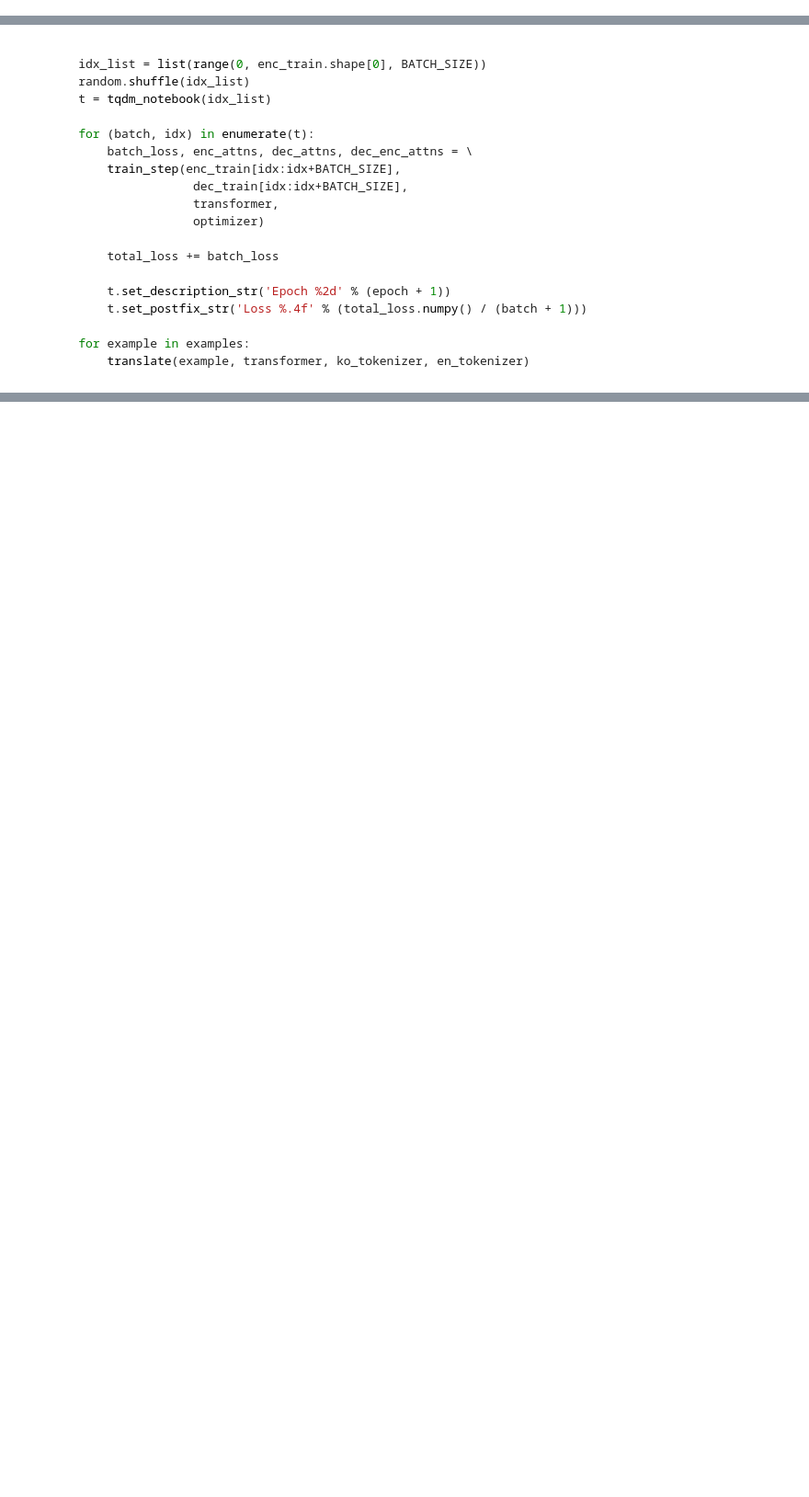
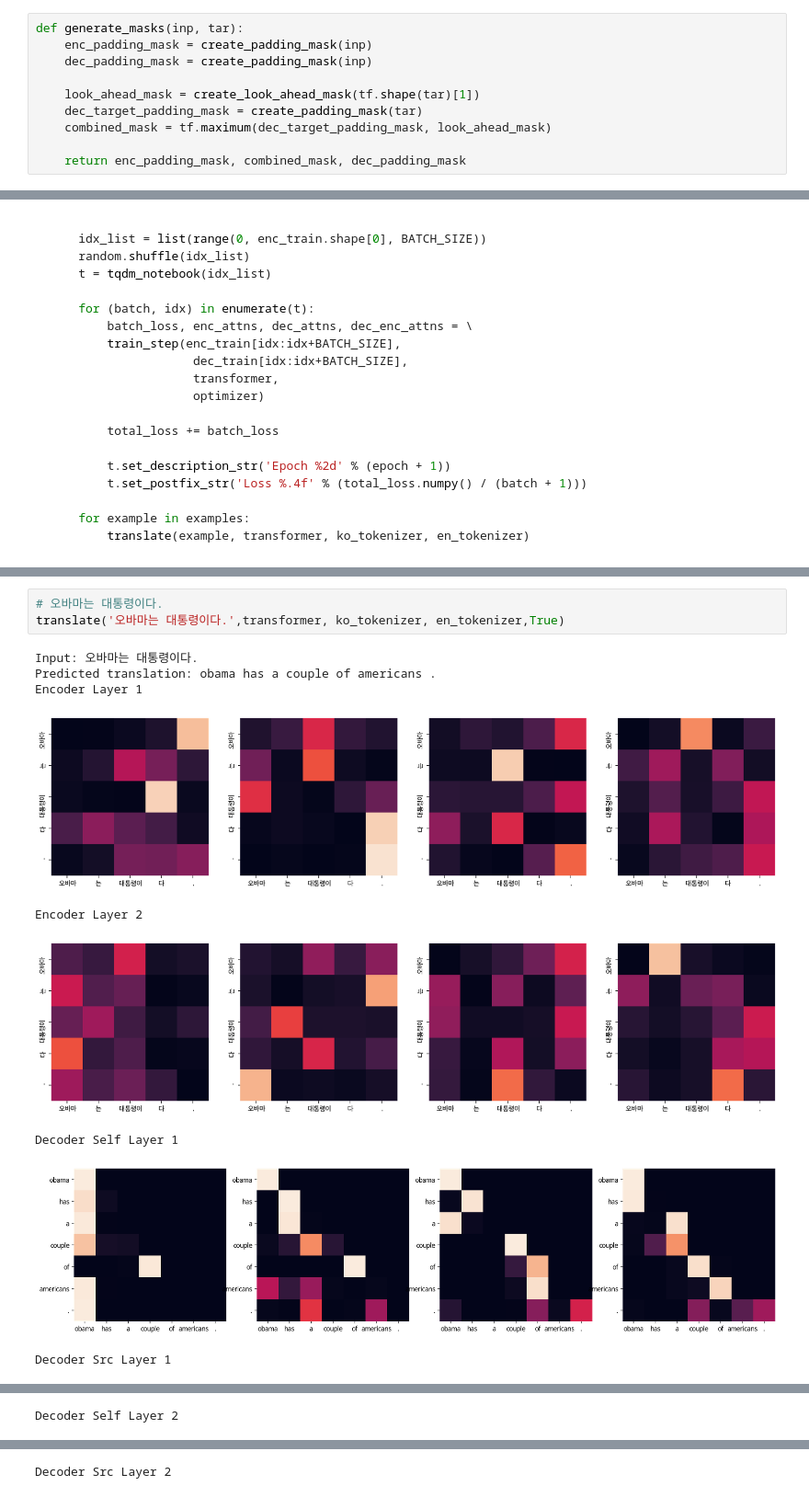
Before and after one commit to fbrlvy87/GoingDeeper, a Jupyter notebook: 10_GoingDeeper(NLP)_Project_Transformer.ipynb, the cells around one changed output, grey strips where cells are left out. Shown at 92% size. Drawn from its saved outputs; the diff is of its cells as text; blank space fills up the shorter version.

```diff
--- a/10_GoingDeeper(NLP)_Project_Transformer.ipynb
+++ b/10_GoingDeeper(NLP)_Project_Transformer.ipynb
@@ -573,3 +573,13 @@ def generate_masks(src, tgt):
 print("슝=3")
 # %% [output]
 슝=3
+# %%
+def generate_masks(inp, tar):
+    enc_padding_mask = create_padding_mask(inp)
+    dec_padding_mask = create_padding_mask(inp)
+
+    look_ahead_mask = create_look_ahead_mask(tf.shape(tar)[1])
+    dec_target_padding_mask = create_padding_mask(tar)
+    combined_mask = tf.maximum(dec_target_padding_mask, look_ahead_mask)
+
+    return enc_padding_mask, combined_mask, dec_padding_mask
@@ -867,0 +981,13 @@ for epoch in range(EPOCHS):
+# %%
+# 오바마는 대통령이다.
+translate('오바마는 대통령이다.',transformer, ko_tokenizer, en_tokenizer,True)
+# %% [output]
+Input: 오바마는 대통령이다.
+Predicted translation: obama has a couple of americans .
+Encoder Layer 1
+[figure, added]
+Encoder Layer 2
+[figure, added]
+Decoder Self Layer 1
+[figure, added]
+Decoder Src Layer 1
@@ -867,0 +995 @@ for epoch in range(EPOCHS):
+Decoder Self Layer 2
@@ -867,0 +997 @@ for epoch in range(EPOCHS):
+Decoder Src Layer 2
```
Also changed, not shown: parts of 19 cells of this notebook.
